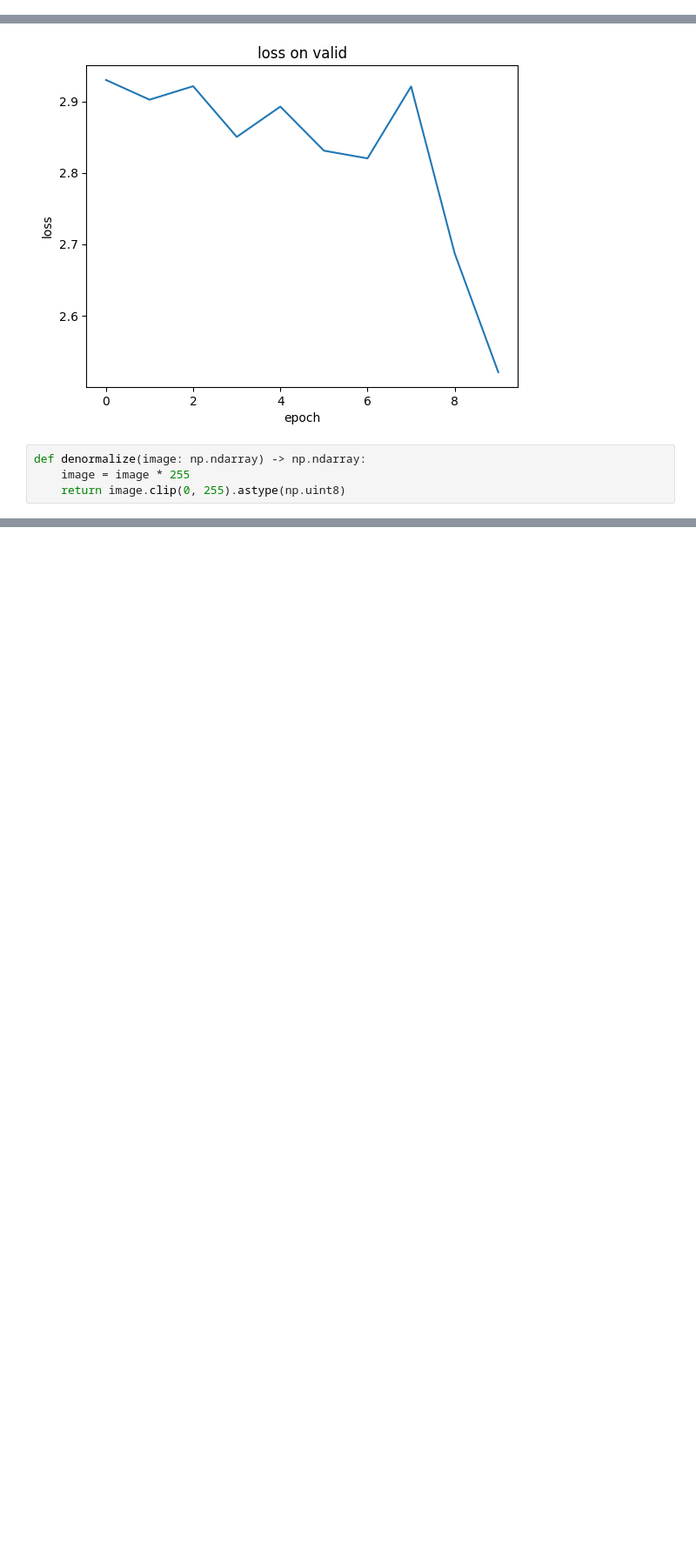
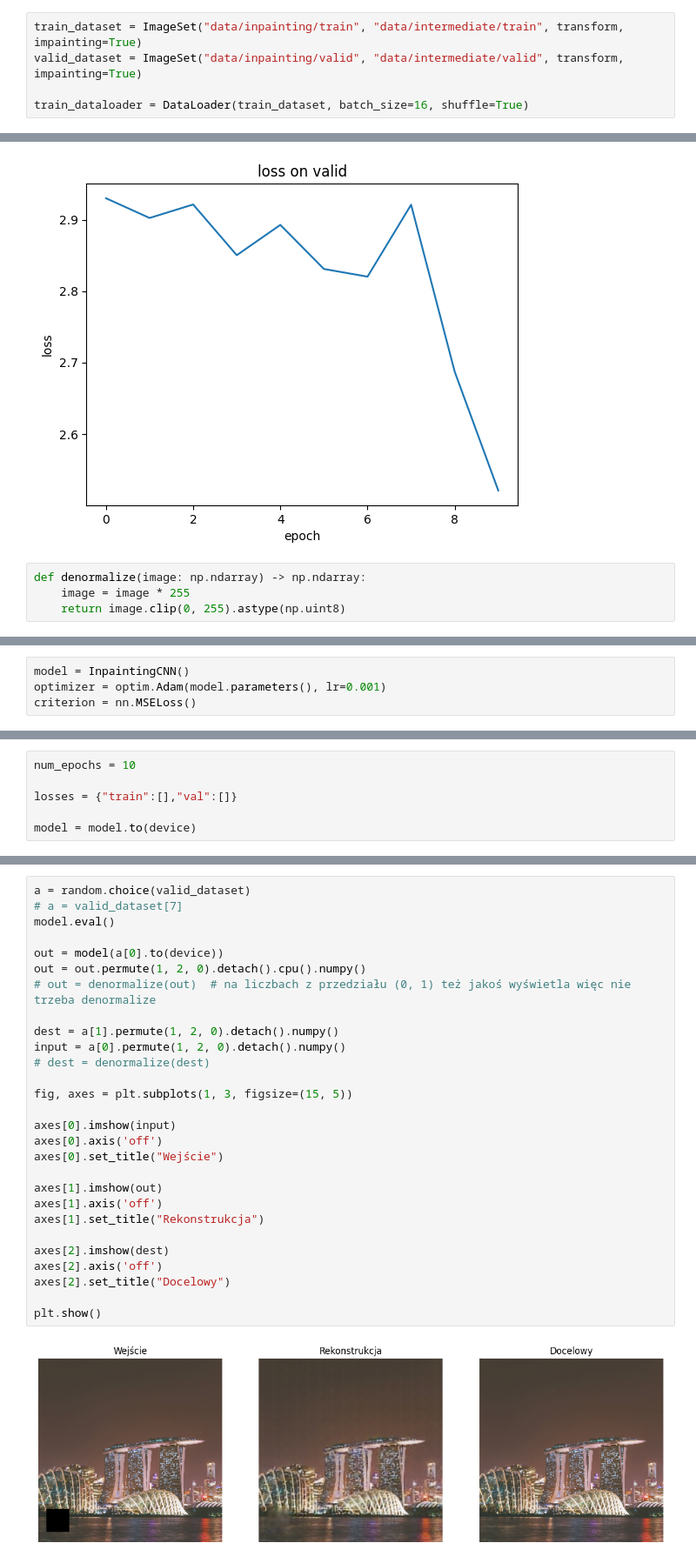
Before and after one commit to twezowic/SIGK, a Jupyter notebook: 1.ipynb, the cells around one changed output, grey strips where cells are left out. Shown at 87% size. Saved outputs shown, nothing was run; the diff lists cells and outputs as text; blank space fills up the shorter version.

```diff
--- a/1.ipynb
+++ b/1.ipynb
@@ -127 +181,6 @@ train_dataloader = DataLoader(train_dataset, batch_size=8, shuffle=True)
+# %%
+train_dataset = ImageSet("data/inpainting/train", "data/intermediate/train", transform, impainting=True)
+valid_dataset = ImageSet("data/inpainting/valid", "data/intermediate/valid", transform, impainting=True)
+
+train_dataloader = DataLoader(train_dataset, batch_size=16, shuffle=True)
 # %% [markdown]
@@ -266,0 +359,4 @@ plt.show()
+# %%
+model = InpaintingCNN()
+optimizer = optim.Adam(model.parameters(), lr=0.001)
+criterion = nn.MSELoss()
@@ -266,0 +370,6 @@ plt.show()
+# %%
+num_epochs = 10
+
+losses = {"train":[],"val":[]}
+
+model = model.to(device)
@@ -266,0 +441,30 @@ plt.show()
+# %%
+a = random.choice(valid_dataset)
+# a = valid_dataset[7]
+model.eval()
+
+out = model(a[0].to(device))
+out = out.permute(1, 2, 0).detach().cpu().numpy()
+# out = denormalize(out)  # na liczbach z przedziału (0, 1) też jakoś wyświetla więc nie trzeba denormalize
+
+dest = a[1].permute(1, 2, 0).detach().numpy()
+input = a[0].permute(1, 2, 0).detach().numpy()
+# dest = denormalize(dest)
+
+fig, axes = plt.subplots(1, 3, figsize=(15, 5))
+
+axes[0].imshow(input)
+axes[0].axis('off')
+axes[0].set_title("Wejście")
+
+axes[1].imshow(out)
+axes[1].axis('off')
+axes[1].set_title("Rekonstrukcja")
+
+axes[2].imshow(dest)
+axes[2].axis('off')
+axes[2].set_title("Docelowy")
+
+plt.show()
+# %% [output]
+[figure, added]
```
Also changed, not shown: parts of 19 cells of this notebook, 1 other file.
